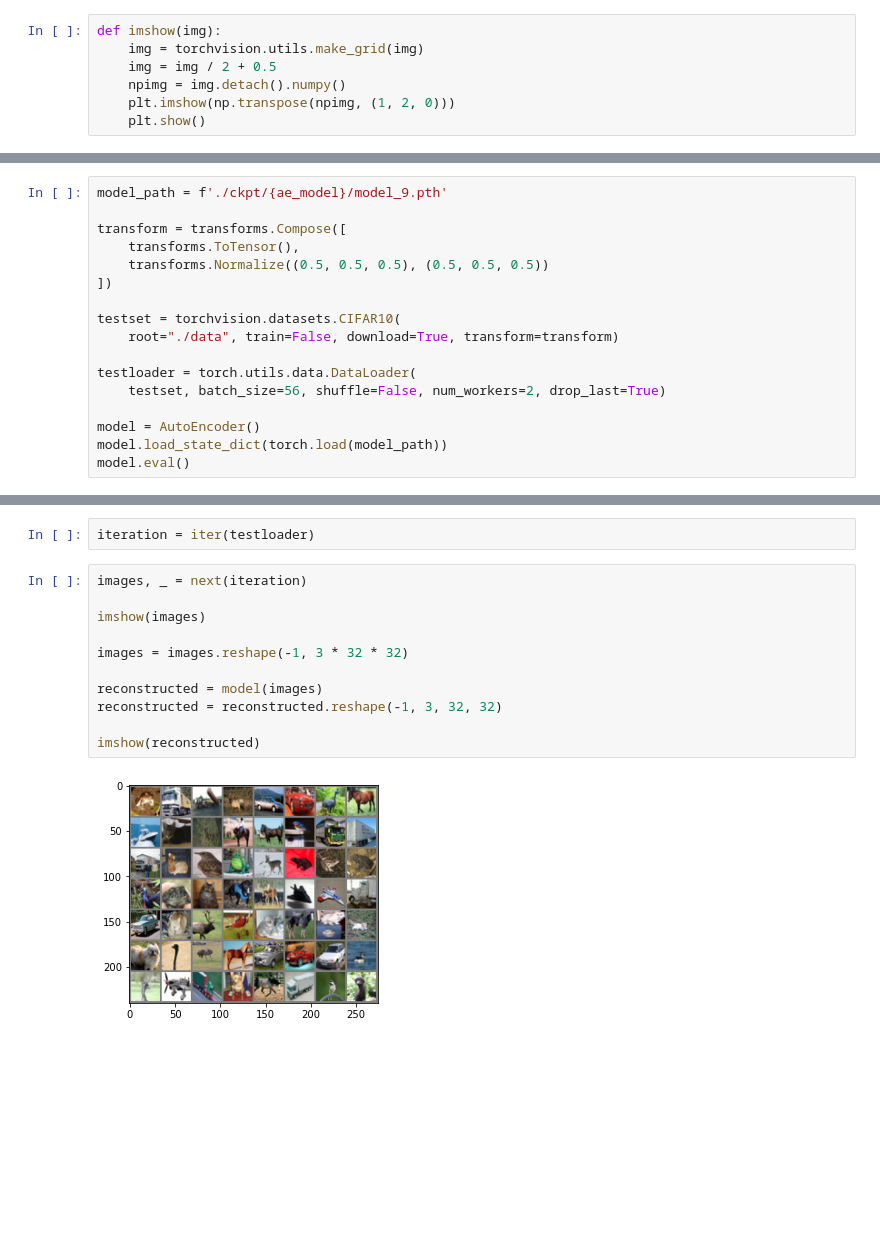
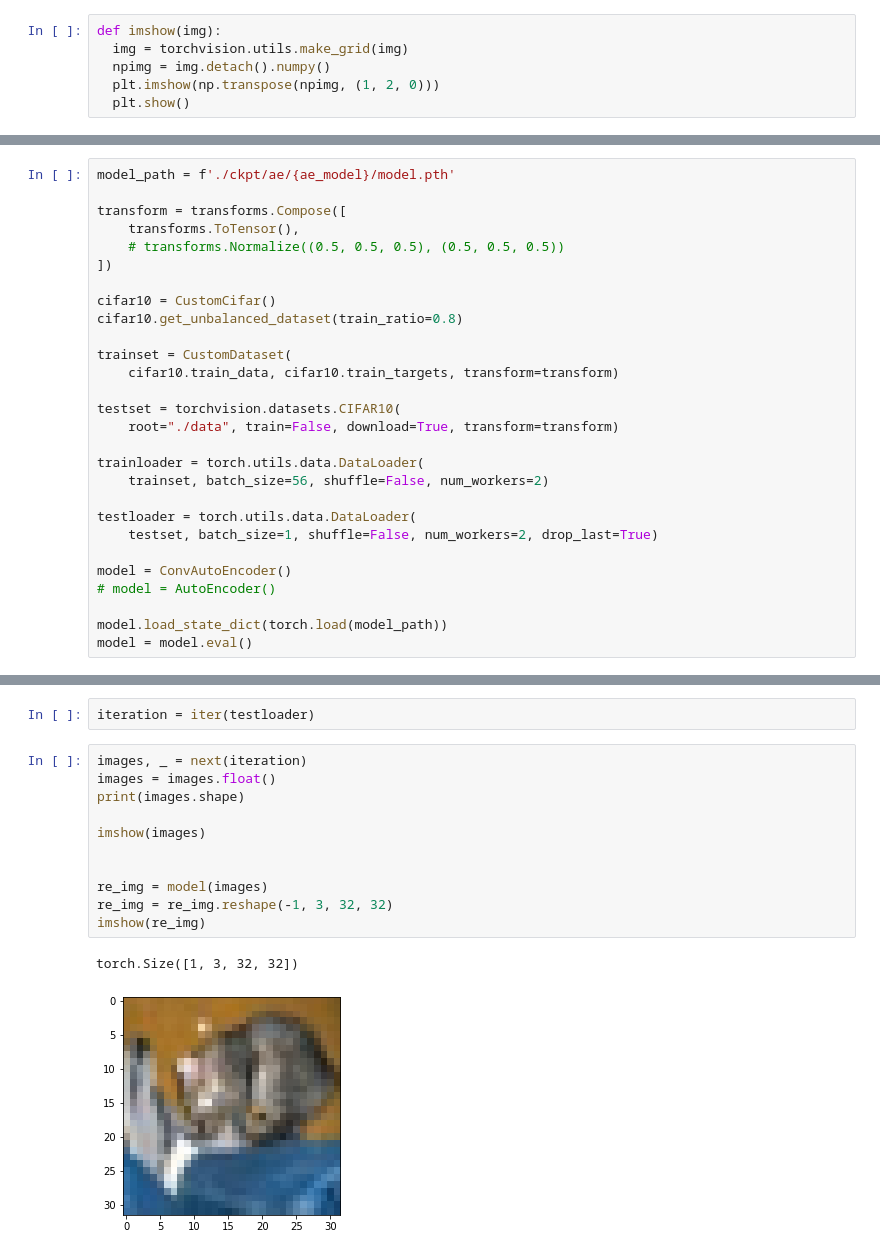
Before and after one commit to tylerkurahashi/python_ML, a Jupyter notebook: autoencoder/infer.ipynb, the cells around one changed output, grey strips where cells are left out. Drawn from its saved outputs; the diff is of its cells as text; blank space fills up the shorter version.

Commit message:
notebook ready to show

```diff
--- a/autoencoder/infer.ipynb
+++ b/autoencoder/infer.ipynb
@@ -10,7 +12,6 @@ from net import Classifier
 # %%
 def imshow(img):
-    img = torchvision.utils.make_grid(img)
-    img = img / 2 + 0.5
-    npimg = img.detach().numpy()
-    plt.imshow(np.transpose(npimg, (1, 2, 0)))
-    plt.show()
+  img = torchvision.utils.make_grid(img)
+  npimg = img.detach().numpy()
+  plt.imshow(np.transpose(npimg, (1, 2, 0)))
+  plt.show()
@@ -20,20 +21,31 @@ cls_model = 'cls_SGD_0.1_MSE_batch100_100epoch_div8_unbalanced'
 # %% [markdown]
 ## Performance of the AutoEncoder model
 # %%
-model_path = f'./ckpt/{ae_model}/model_9.pth'
+model_path = f'./ckpt/ae/{ae_model}/model.pth'
 
 transform = transforms.Compose([
     transforms.ToTensor(),
-    transforms.Normalize((0.5, 0.5, 0.5), (0.5, 0.5, 0.5))
+    # transforms.Normalize((0.5, 0.5, 0.5), (0.5, 0.5, 0.5))
 ])
+
+cifar10 = CustomCifar()
+cifar10.get_unbalanced_dataset(train_ratio=0.8)
+
+trainset = CustomDataset(
+    cifar10.train_data, cifar10.train_targets, transform=transform)
 
 testset = torchvision.datasets.CIFAR10(
     root="./data", train=False, download=True, transform=transform)
 
+trainloader = torch.utils.data.DataLoader(
+    trainset, batch_size=56, shuffle=False, num_workers=2)
+
 testloader = torch.utils.data.DataLoader(
-    testset, batch_size=56, shuffle=False, num_workers=2, drop_last=True)
+    testset, batch_size=1, shuffle=False, num_workers=2, drop_last=True)
 
-model = AutoEncoder()
+model = ConvAutoEncoder()
+# model = AutoEncoder()
+
 model.load_state_dict(torch.load(model_path))
-model.eval()
+model = model.eval()
 # %% [output]
@@ -59,14 +77,15 @@ AutoEncoder(
 iteration = iter(testloader)
 # %%
 images, _ = next(iteration)
+images = images.float()
+print(images.shape)
 
 imshow(images)
 
-images = images.reshape(-1, 3 * 32 * 32)
 
-reconstructed = model(images)
-reconstructed = reconstructed.reshape(-1, 3, 32, 32)
-
-imshow(reconstructed)
+re_img = model(images)
+re_img = re_img.reshape(-1, 3, 32, 32)
+imshow(re_img)
 # %% [output]
+torch.Size([1, 3, 32, 32])
-[figure, old version]
+[figure, new version]
```
Also changed, not shown: parts of 14 cells of this notebook, 29 other files.
